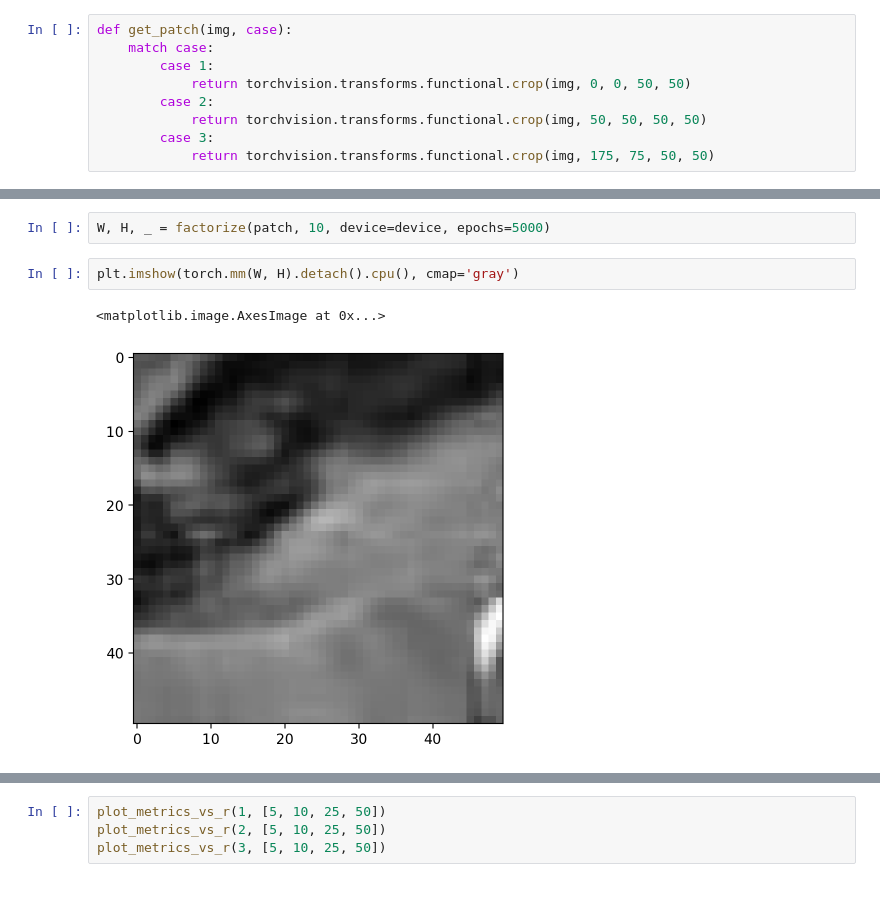
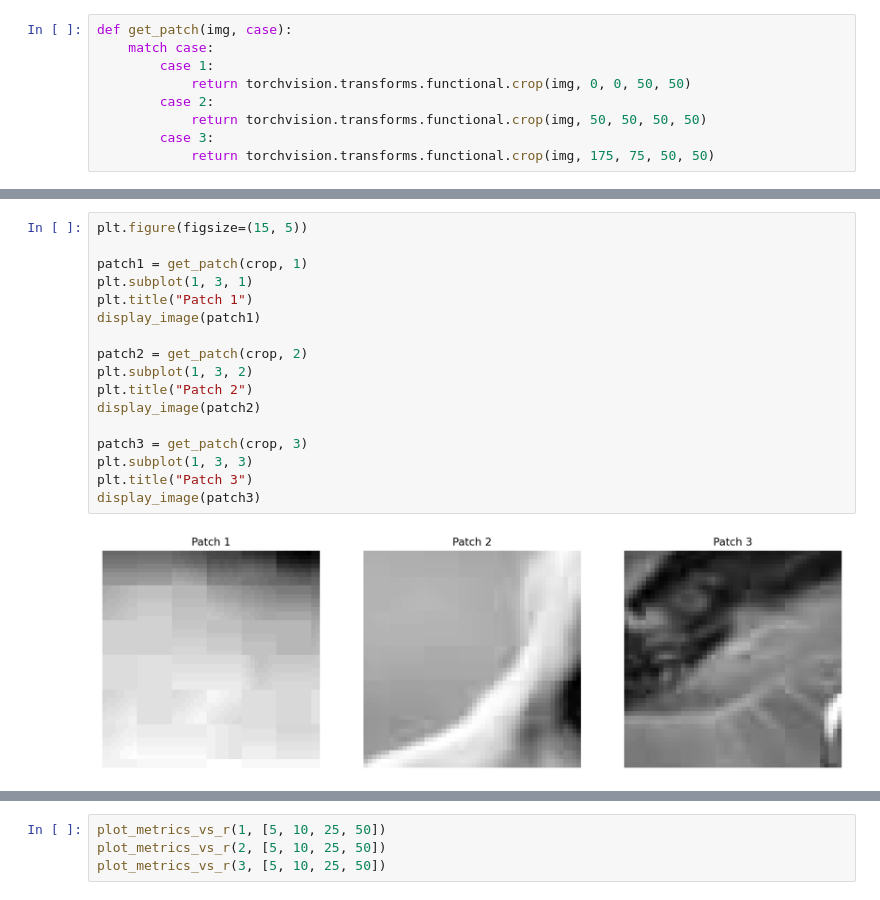
Before and after one commit to Karan-Gandhi/ES335-Assignment-2, a Jupyter notebook: task5.ipynb, the cells around one changed output, grey strips where cells are left out. Saved outputs shown, nothing was run; the diff lists cells and outputs as text.

```diff
--- a/task5.ipynb
+++ b/task5.ipynb
@@ -110,10 +109,22 @@ plt.imshow(patch, cmap='gray')
-# %%
-W, H, _ = factorize(patch, 10, device=device, epochs=5000)
-# %%
-plt.imshow(torch.mm(W, H).detach().cpu(), cmap='gray')
-# %% [output]
-<matplotlib.image.AxesImage at 0x...>
-[figure, removed]
+# %%
+plt.figure(figsize=(15, 5))
+
+patch1 = get_patch(crop, 1)
+plt.subplot(1, 3, 1)
+plt.title("Patch 1")
+display_image(patch1)
+
+patch2 = get_patch(crop, 2)
+plt.subplot(1, 3, 2)
+plt.title("Patch 2")
+display_image(patch2)
+
+patch3 = get_patch(crop, 3)
+plt.subplot(1, 3, 3)
+plt.title("Patch 3")
+display_image(patch3)
+# %% [output]
+[figure, added]
 # %%
 def plot_original_reconstructed(original, reconstructed):
 	fig, ax = plt.subplots(1, 2, figsize=(10, 5))
```
Also changed, not shown: parts of 11 cells of this notebook.
